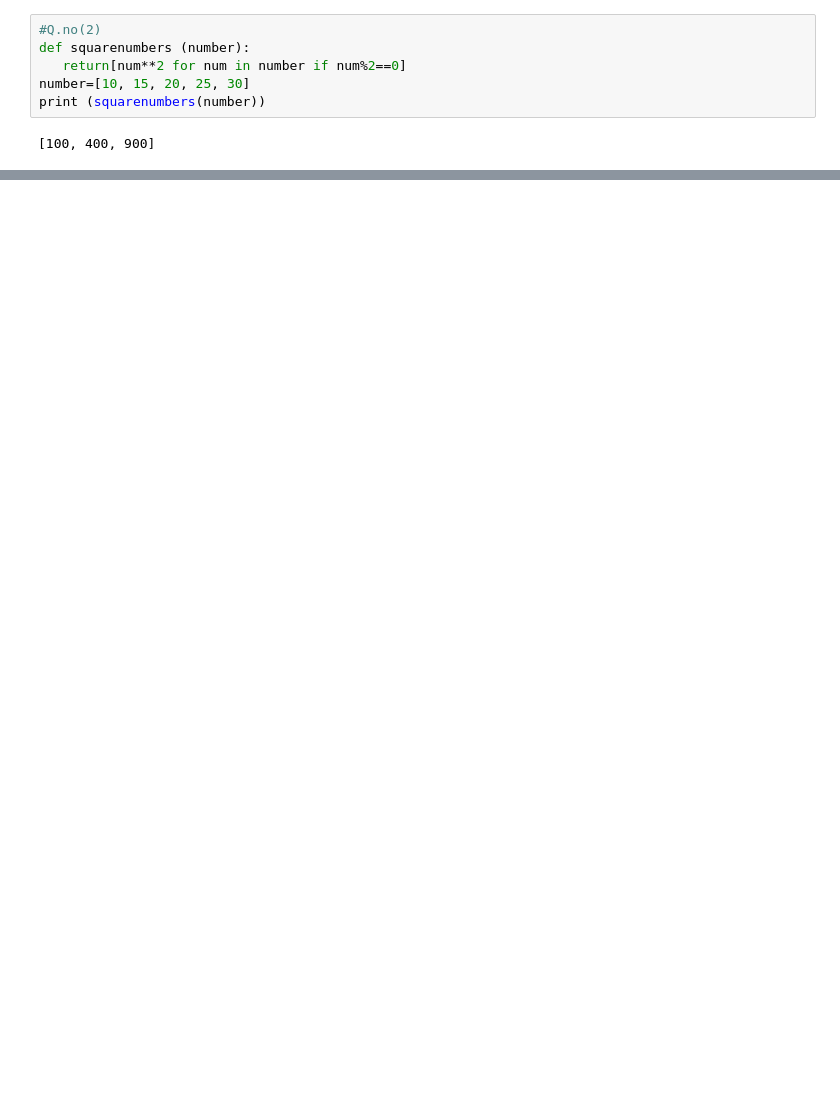
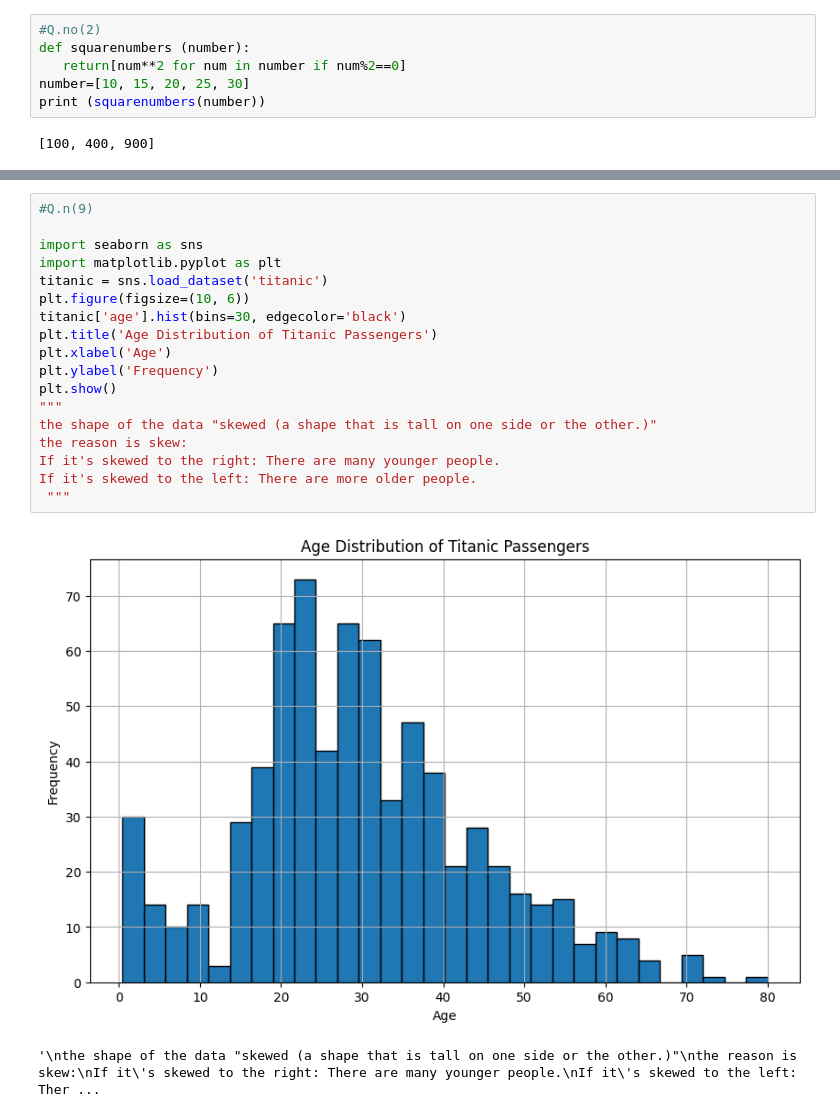
Before and after one commit to H-han221/CSEC-data_sience, a Jupyter notebook: CSEC_data_science.ipynb, the cells around one changed output, grey strips where cells are left out. Drawn from its saved outputs; the diff is of its cells as text; blank space fills up the shorter version.

```diff
--- a/CSEC_data_science.ipynb
+++ b/CSEC_data_science.ipynb
@@ -141,0 +182,21 @@ print (squarenumbers(number))
+# %%
+#Q.n(9)
+
+import seaborn as sns
+import matplotlib.pyplot as plt
+titanic = sns.load_dataset('titanic')
+plt.figure(figsize=(10, 6))
+titanic['age'].hist(bins=30, edgecolor='black')
+plt.title('Age Distribution of Titanic Passengers')
+plt.xlabel('Age')
+plt.ylabel('Frequency')
+plt.show()
+"""
+the shape of the data "skewed (a shape that is tall on one side or the other.)"
+the reason is skew:
+If it's skewed to the right: There are many younger people.
+If it's skewed to the left: There are more older people.
+ """
+# %% [output]
+[figure, added]
+'\nthe shape of the data "skewed (a shape that is tall on one side or the other.)"\nthe reason is skew:\nIf it\'s skewed to the right: There are many younger people.\nIf it\'s skewed to the left: Ther ...
```
Also changed, not shown: parts of 5 cells of this notebook.
